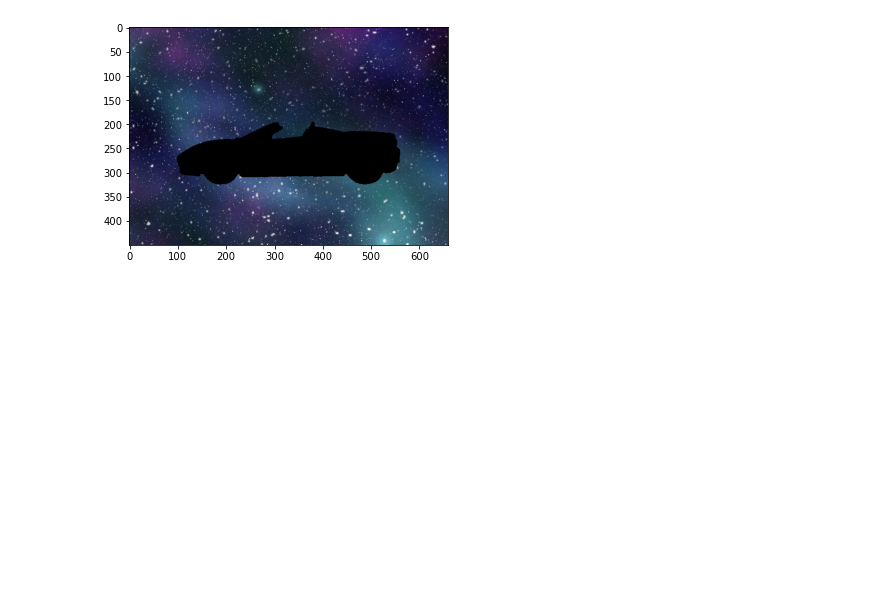
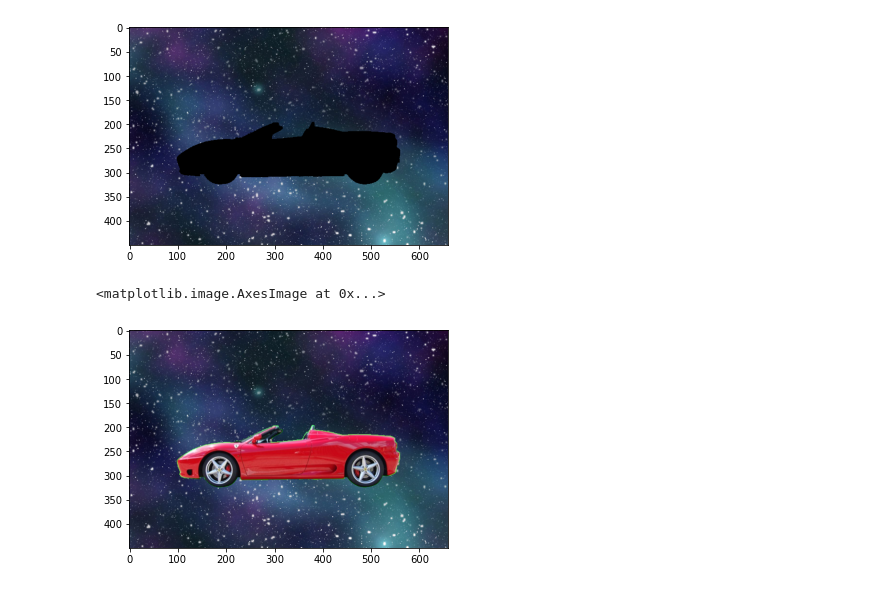
Before and after one commit to cbLife98/ComputerVision, a Jupyter notebook: 1-Image recognition and representation/Green Screen.ipynb, the cells around one changed output. Saved outputs shown, nothing was run; the diff lists cells and outputs as text; code cells hidden in the pictures; blank space fills up the shorter version.

```diff
--- a/1-Image recognition and representation/Green Screen.ipynb
+++ b/1-Image recognition and representation/Green Screen.ipynb
@@ -65,3 +65,11 @@ plt.imshow(crop_back)
 # %% [output]
 <matplotlib.image.AxesImage at 0x...>
 [figure]
+# %%
+# Now to get final images
+completed_image = crop_back + mask_copy
+
+plt.imshow(completed_image)
+# %% [output]
+<matplotlib.image.AxesImage at 0x...>
+[figure, added]
```
Also changed, not shown: 2 other files.
